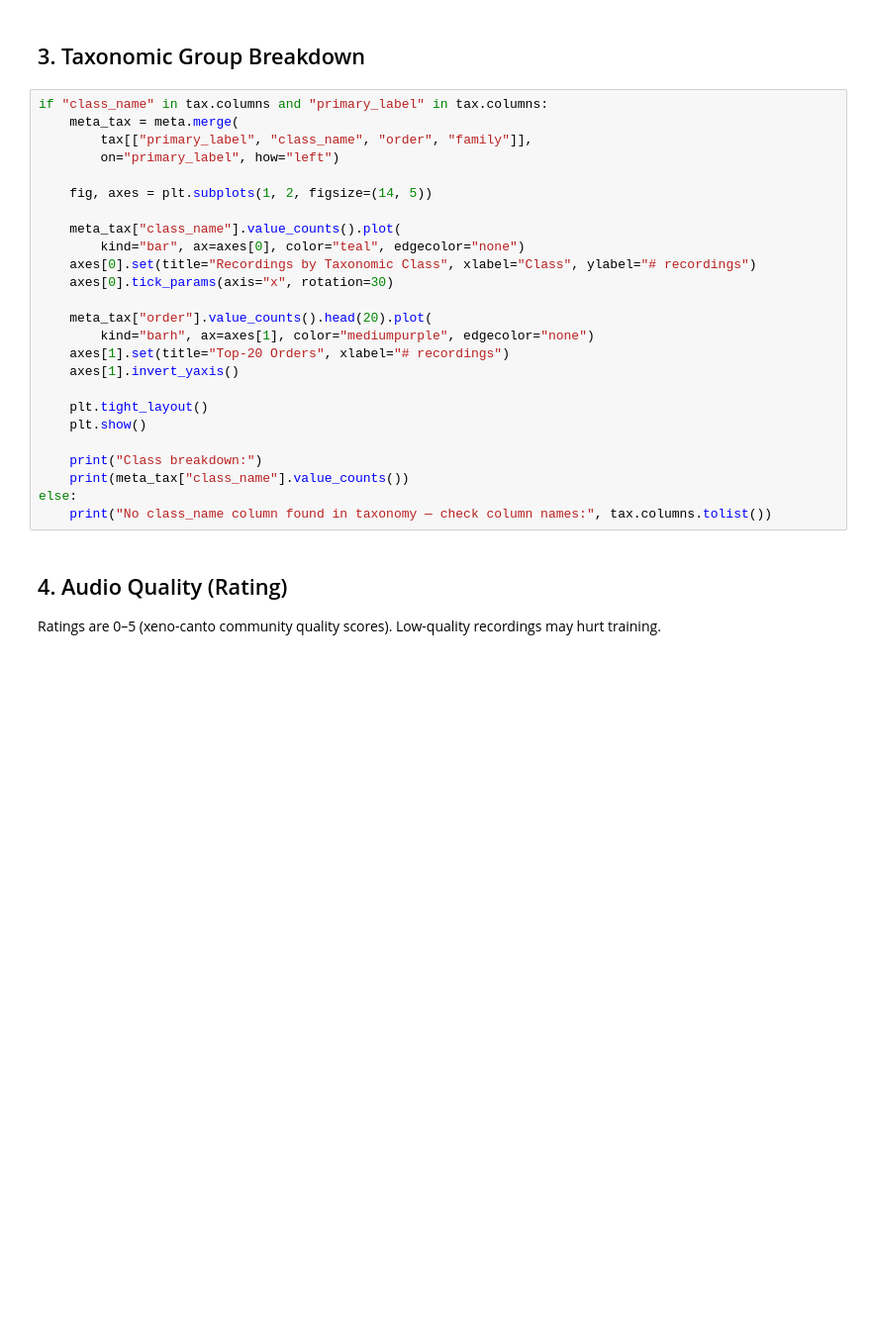
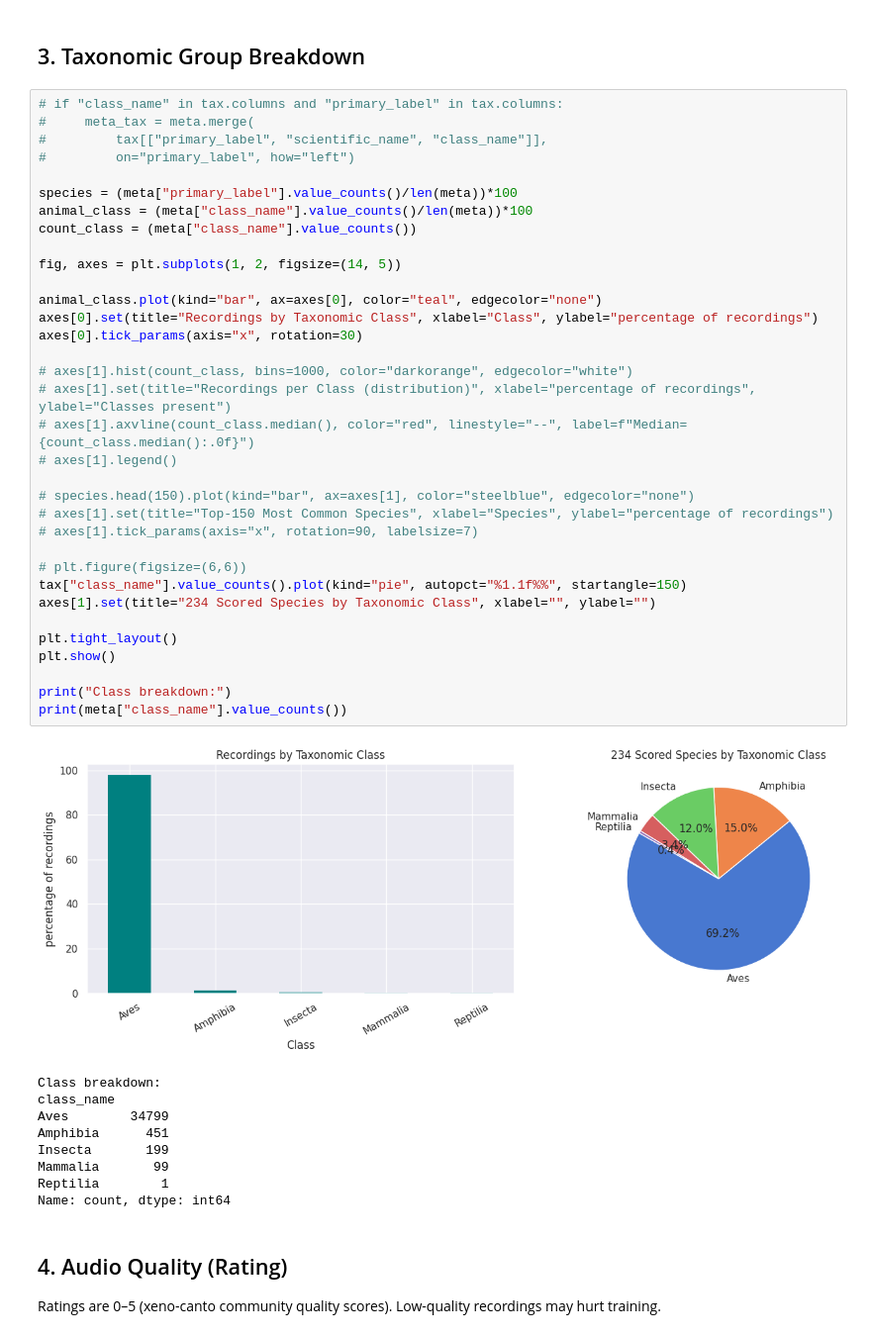
Before and after one commit to Kunal-Moz/BirdCLEF-2026, a Jupyter notebook: birdclef2026_eda.ipynb, the cells around one changed output. Shown at 99% size. Drawn from its saved outputs; the diff is of its cells as text; blank space fills up the shorter version.

```diff
--- a/birdclef2026_eda.ipynb
+++ b/birdclef2026_eda.ipynb
@@ -81,30 +160,49 @@ print(f"Species with > 50 recordings: {(counts > 50).sum()}")
 # %% [markdown]
 ## 3. Taxonomic Group Breakdown
 # %%
-if "class_name" in tax.columns and "primary_label" in tax.columns:
-    meta_tax = meta.merge(
-        tax[["primary_label", "class_name", "order", "family"]],
-        on="primary_label", how="left")
+# if "class_name" in tax.columns and "primary_label" in tax.columns:
+#     meta_tax = meta.merge(
+#         tax[["primary_label", "scientific_name", "class_name"]],
+#         on="primary_label", how="left")
 
-    fig, axes = plt.subplots(1, 2, figsize=(14, 5))
+species = (meta["primary_label"].value_counts()/len(meta))*100
+animal_class = (meta["class_name"].value_counts()/len(meta))*100
+count_class = (meta["class_name"].value_counts())
 
-    meta_tax["class_name"].value_counts().plot(
-        kind="bar", ax=axes[0], color="teal", edgecolor="none")
-    axes[0].set(title="Recordings by Taxonomic Class", xlabel="Class", ylabel="# recordings")
-    axes[0].tick_params(axis="x", rotation=30)
+fig, axes = plt.subplots(1, 2, figsize=(14, 5))
 
-    meta_tax["order"].value_counts().head(20).plot(
-        kind="barh", ax=axes[1], color="mediumpurple", edgecolor="none")
-    axes[1].set(title="Top-20 Orders", xlabel="# recordings")
-    axes[1].invert_yaxis()
+animal_class.plot(kind="bar", ax=axes[0], color="teal", edgecolor="none")
+axes[0].set(title="Recordings by Taxonomic Class", xlabel="Class", ylabel="percentage of recordings")
+axes[0].tick_params(axis="x", rotation=30)
 
-    plt.tight_layout()
-    plt.show()
+# axes[1].hist(count_class, bins=1000, color="darkorange", edgecolor="white")
+# axes[1].set(title="Recordings per Class (distribution)", xlabel="percentage of recordings", ylabel="Classes present")
+# axes[1].axvline(count_class.median(), color="red", linestyle="--", label=f"Median={count_class.median():.0f}")
+# axes[1].legend()
 
-    print("Class breakdown:")
-    print(meta_tax["class_name"].value_counts())
-else:
-    print("No class_name column found in taxonomy — check column names:", tax.columns.tolist())
+# species.head(150).plot(kind="bar", ax=axes[1], color="steelblue", edgecolor="none")
+# axes[1].set(title="Top-150 Most Common Species", xlabel="Species", ylabel="percentage of recordings")
+# axes[1].tick_params(axis="x", rotation=90, labelsize=7)
+
+# plt.figure(figsize=(6,6))
+tax["class_name"].value_counts().plot(kind="pie", autopct="%1.1f%%", startangle=150)
+axes[1].set(title="234 Scored Species by Taxonomic Class", xlabel="", ylabel="")
+
+plt.tight_layout()
+plt.show()
+
+print("Class breakdown:")
+print(meta["class_name"].value_counts())
+# %% [output]
+[figure, added]
+Class breakdown:
+class_name
+Aves        34799
+Amphibia      451
+Insecta       199
+Mammalia       99
+Reptilia        1
+Name: count, dtype: int64
 # %% [markdown]
 ## 4. Audio Quality (Rating)
 
```
Also changed, not shown: parts of 18 cells of this notebook, 5 other files.
